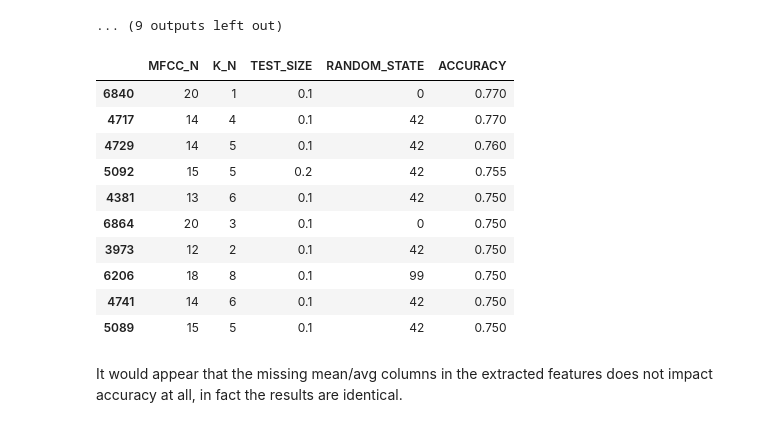
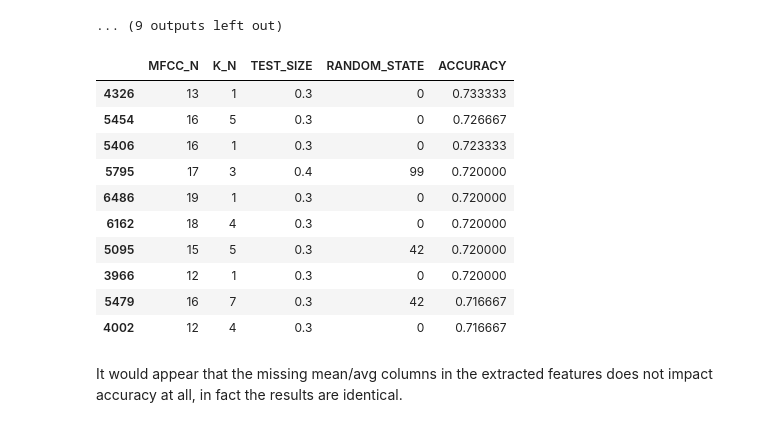
Before and after one commit to etiank/Jupyter-ML, a Jupyter notebook: main.ipynb, the cells around one changed output. Cells and saved outputs as stored; diff of their text form; code cells hidden in the pictures.

```diff
--- a/main.ipynb
+++ b/main.ipynb
@@ -342,22 +344,24 @@ We're at MFCC:  20
 We're at MFCC:  20
 ... (9 outputs left out)
 # %%
-df_knn_ext = pd.read_csv("knn-extracted-features.csv")
-df_knn_ext_sorted = df_knn.sort_values(by="ACCURACY", ascending=False)
+df_knn_extract = pd.read_csv("knn-data-df-30.csv")
+df_knn_extract = df_knn_extract[df_knn_extract["TEST_SIZE"]!= 0.1]
+df_knn_extract = df_knn_extract[df_knn_extract["TEST_SIZE"]!= 0.2]
+df_knn_extract_sorted = df_knn_extract.sort_values(by="ACCURACY", ascending=False)
 
-df_knn_ext_sorted.head(10)
+df_knn_extract_sorted.head(10)
 # %% [output]
 |  | MFCC_N | K_N | TEST_SIZE | RANDOM_STATE | ACCURACY |
-| 6840 | 20 | 1 | 0.1 | 0 | 0.770 |
-| 4717 | 14 | 4 | 0.1 | 42 | 0.770 |
-| 4729 | 14 | 5 | 0.1 | 42 | 0.760 |
-| 5092 | 15 | 5 | 0.2 | 42 | 0.755 |
-| 4381 | 13 | 6 | 0.1 | 42 | 0.750 |
-| 6864 | 20 | 3 | 0.1 | 0 | 0.750 |
-| 3973 | 12 | 2 | 0.1 | 42 | 0.750 |
-| 6206 | 18 | 8 | 0.1 | 99 | 0.750 |
-| 4741 | 14 | 6 | 0.1 | 42 | 0.750 |
-| 5089 | 15 | 5 | 0.1 | 42 | 0.750 |
+| 4326 | 13 | 1 | 0.3 | 0 | 0.733333 |
+| 5454 | 16 | 5 | 0.3 | 0 | 0.726667 |
+| 5406 | 16 | 1 | 0.3 | 0 | 0.723333 |
+| 5795 | 17 | 3 | 0.4 | 99 | 0.720000 |
+| 6486 | 19 | 1 | 0.3 | 0 | 0.720000 |
+| 6162 | 18 | 4 | 0.3 | 0 | 0.720000 |
+| 5095 | 15 | 5 | 0.3 | 42 | 0.720000 |
+| 3966 | 12 | 1 | 0.3 | 0 | 0.720000 |
+| 5479 | 16 | 7 | 0.3 | 42 | 0.716667 |
+| 4002 | 12 | 4 | 0.3 | 0 | 0.716667 |
 # %% [markdown]
 It would appear that the missing mean/avg columns in the extracted features does not impact accuracy at all, in fact the results are identical.
 # %% [markdown]
```
Also changed, not shown: parts of 4 cells of this notebook, 3 other files.
